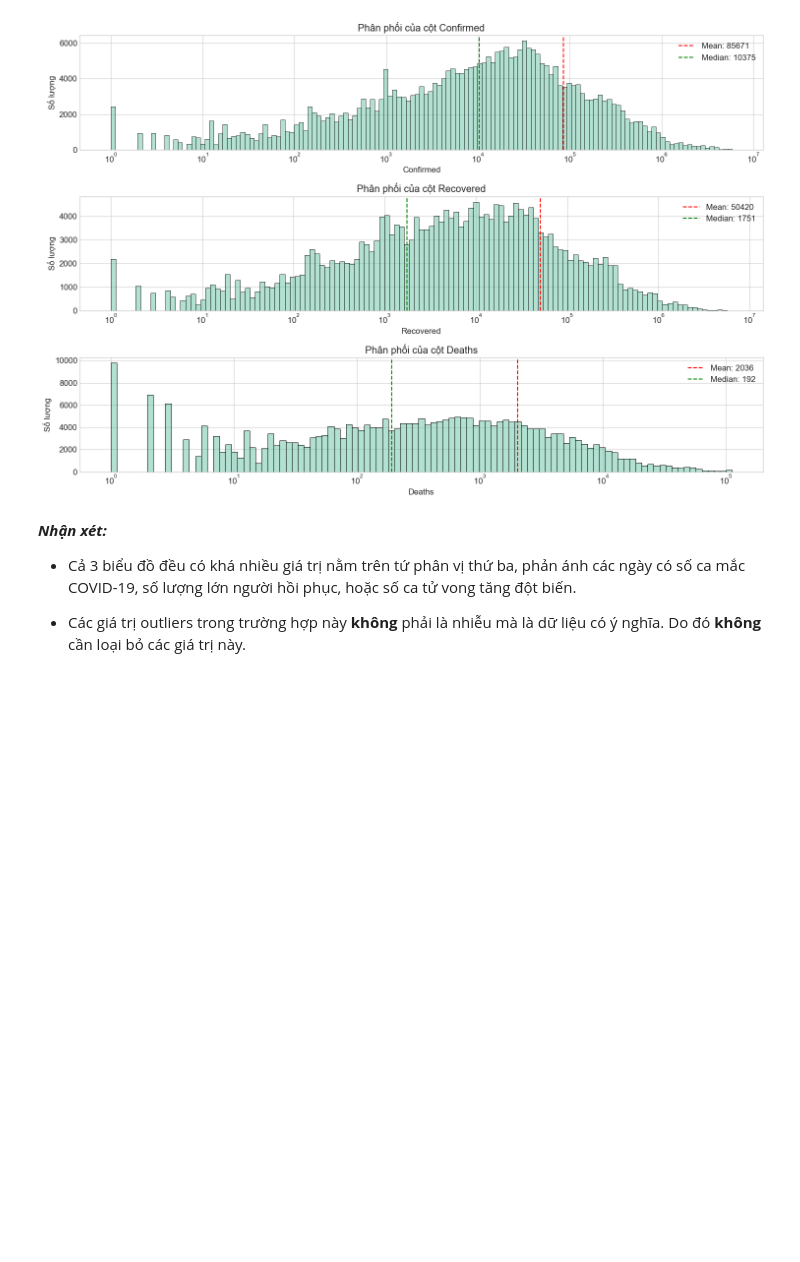
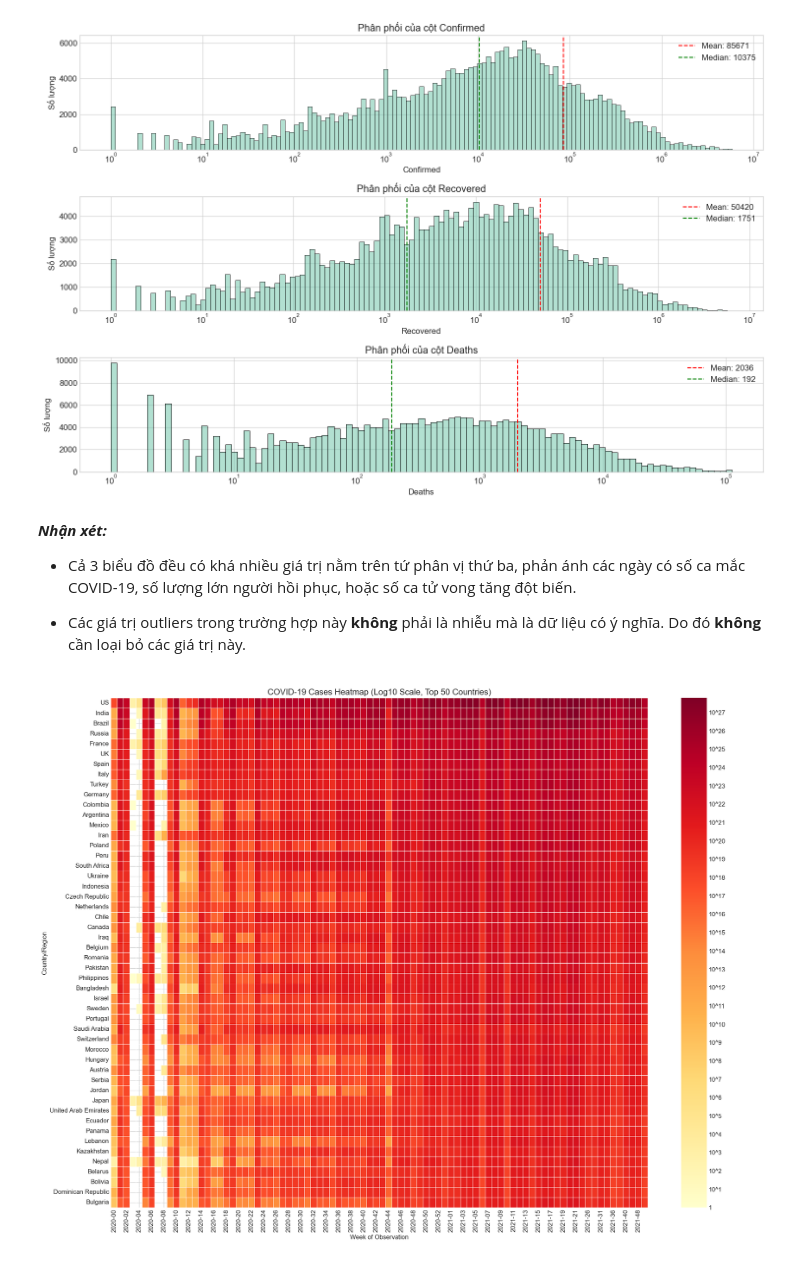
Before and after one commit to nguyentuongbachhy/Data-Visualization-with-Python, a Jupyter notebook: src/data_cleaning.ipynb, the cells around one changed output. Cells and saved outputs as stored; diff of their text form; code cells hidden in the pictures; blank space fills up the shorter version.

Commit message:
add processing and visualization

```diff
--- a/src/data_cleaning.ipynb
+++ b/src/data_cleaning.ipynb
@@ -266,3 +266,35 @@ plt.show()
 - Cả 3 biểu đồ đều có khá nhiều giá trị nằm trên tứ phân vị thứ ba, phản ánh các ngày có số ca mắc COVID-19, số lượng lớn người hồi phục, hoặc số ca tử vong tăng đột biến.
 
 - Các giá trị outliers trong trường hợp này **không** phải là nhiễu mà là dữ liệu có ý nghĩa. Do đó **không** cần loại bỏ các giá trị này.
+# %%
+# Extract week number and year
+covid_data['Week'] = covid_data['ObservationDate'].dt.strftime('%Y-%U')
+
+# Group by country and week to get weekly cases
+country_week = covid_data.groupby(['Country/Region', 'Week'])['Confirmed'].sum().unstack()
+
+# Get top 50 countries by total cases
+top_countries = covid_data.groupby('Country/Region')['Confirmed'].sum().sort_values(ascending=False).head(50).index
+country_week = country_week.loc[top_countries]
+
+# Apply log transformation (adding 1 to avoid log(0))
+log_country_week = np.log2(country_week + 1)
+
+# Create the heatmap with log scale
+plt.figure(figsize=(20, 15))
+ax = sns.heatmap(log_country_week, cmap='YlOrRd', linewidths=0.5, annot=False)
+
+# Customize colorbar to show original values
+cbar = ax.collections[0].colorbar
+tick_locs = np.arange(0, np.log2(country_week.max().max() + 1))
+cbar.set_ticks(tick_locs)
+cbar.set_ticklabels([f"10^{int(x)}" if x >= 1 else f"{int(10**x)}" for x in tick_locs])
+
+plt.title('COVID-19 Cases Heatmap (Log10 Scale, Top 50 Countries)', fontsize=16)
+plt.xlabel('Week of Observation', fontsize=12)
+plt.ylabel('Country/Region', fontsize=12)
+plt.xticks(rotation=90)
+plt.tight_layout()
+plt.show()
+# %% [output]
+[figure, added]
```
Also changed, not shown: parts of 4 cells of this notebook, 2 other files.
